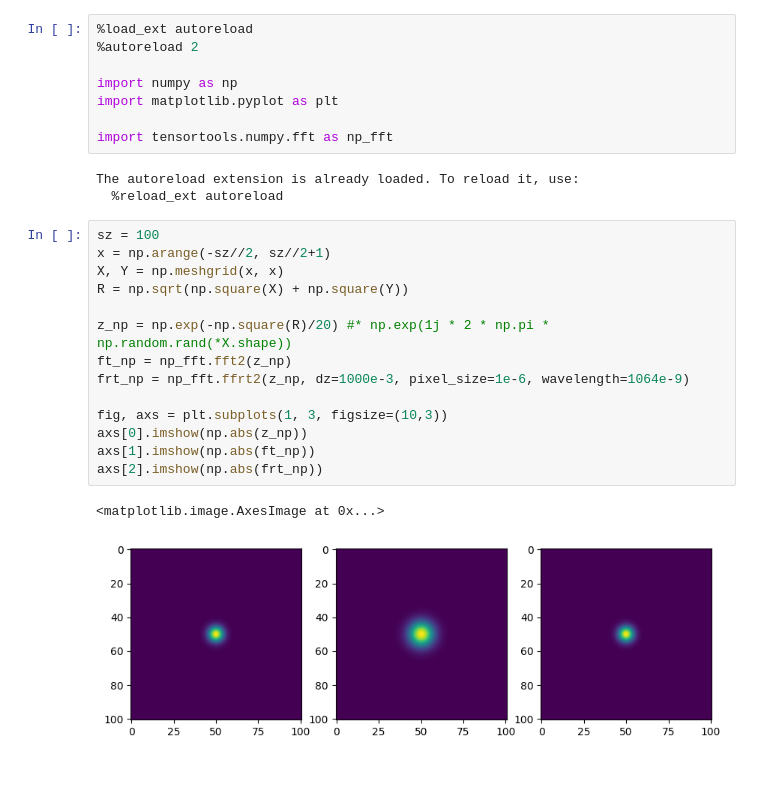
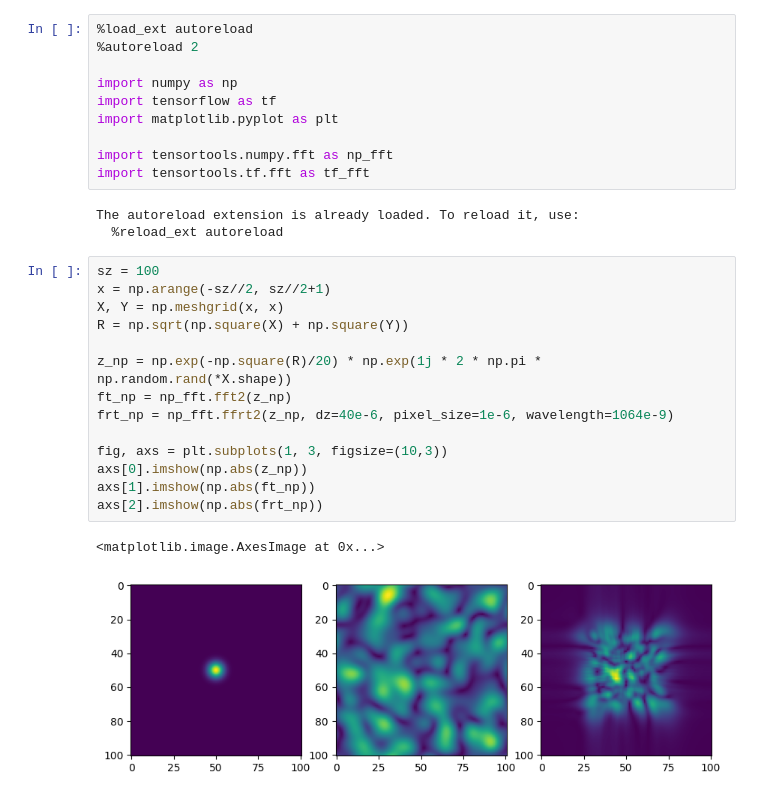
Before and after one commit to jysru/tensor_tools, a Jupyter notebook: examples/fft.ipynb, the cells around one changed output. Saved outputs shown, nothing was run; the diff lists cells and outputs as text.

```diff
--- a/examples/fft.ipynb
+++ b/examples/fft.ipynb
@@ -3,26 +3,28 @@
 %autoreload 2
 
 import numpy as np
+import tensorflow as tf
 import matplotlib.pyplot as plt
 
 import tensortools.numpy.fft as np_fft
+import tensortools.tf.fft as tf_fft
 # %% [output]
 The autoreload extension is already loaded. To reload it, use:
   %reload_ext autoreload
 # %%
 sz = 100
 x = np.arange(-sz//2, sz//2+1)
 X, Y = np.meshgrid(x, x)
 R = np.sqrt(np.square(X) + np.square(Y))
 
-z_np = np.exp(-np.square(R)/20) #* np.exp(1j * 2 * np.pi * np.random.rand(*X.shape))
+z_np = np.exp(-np.square(R)/20) * np.exp(1j * 2 * np.pi * np.random.rand(*X.shape))
 ft_np = np_fft.fft2(z_np)
-frt_np = np_fft.ffrt2(z_np, dz=1000e-3, pixel_size=1e-6, wavelength=1064e-9)
+frt_np = np_fft.ffrt2(z_np, dz=40e-6, pixel_size=1e-6, wavelength=1064e-9)
 
 fig, axs = plt.subplots(1, 3, figsize=(10,3))
 axs[0].imshow(np.abs(z_np))
 axs[1].imshow(np.abs(ft_np))
 axs[2].imshow(np.abs(frt_np))
 # %% [output]
 <matplotlib.image.AxesImage at 0x...>
-[figure, old version]
+[figure, new version]
```
Also changed, not shown: parts of 1 cell of this notebook, 2 other files.
